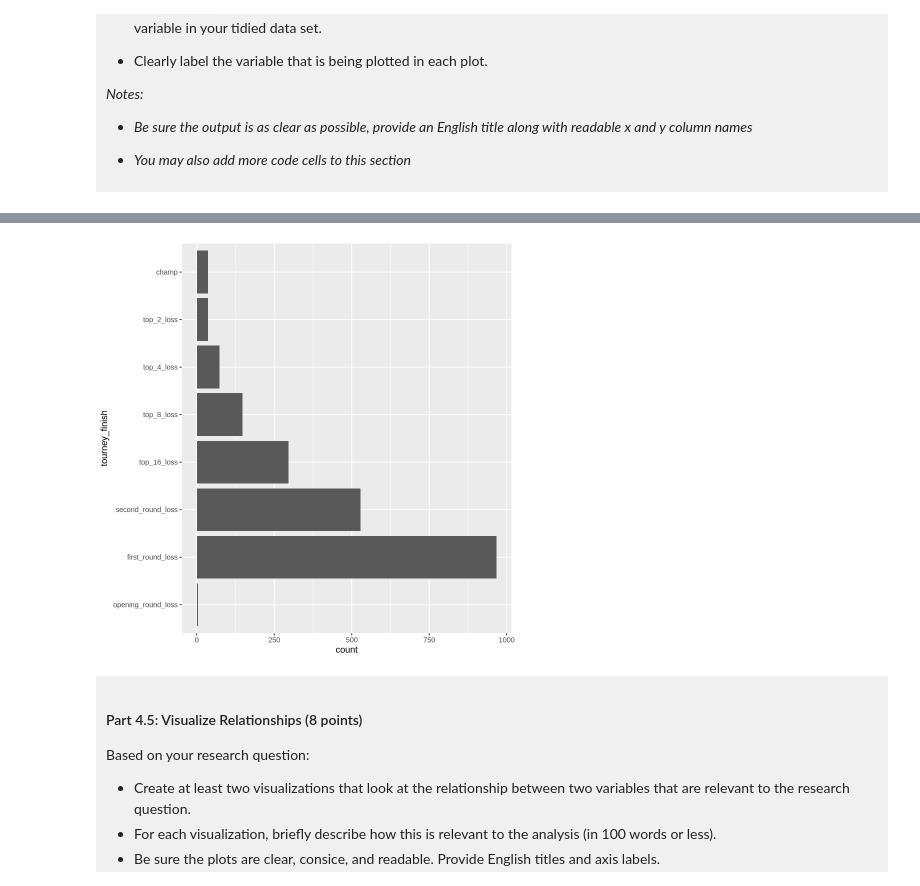
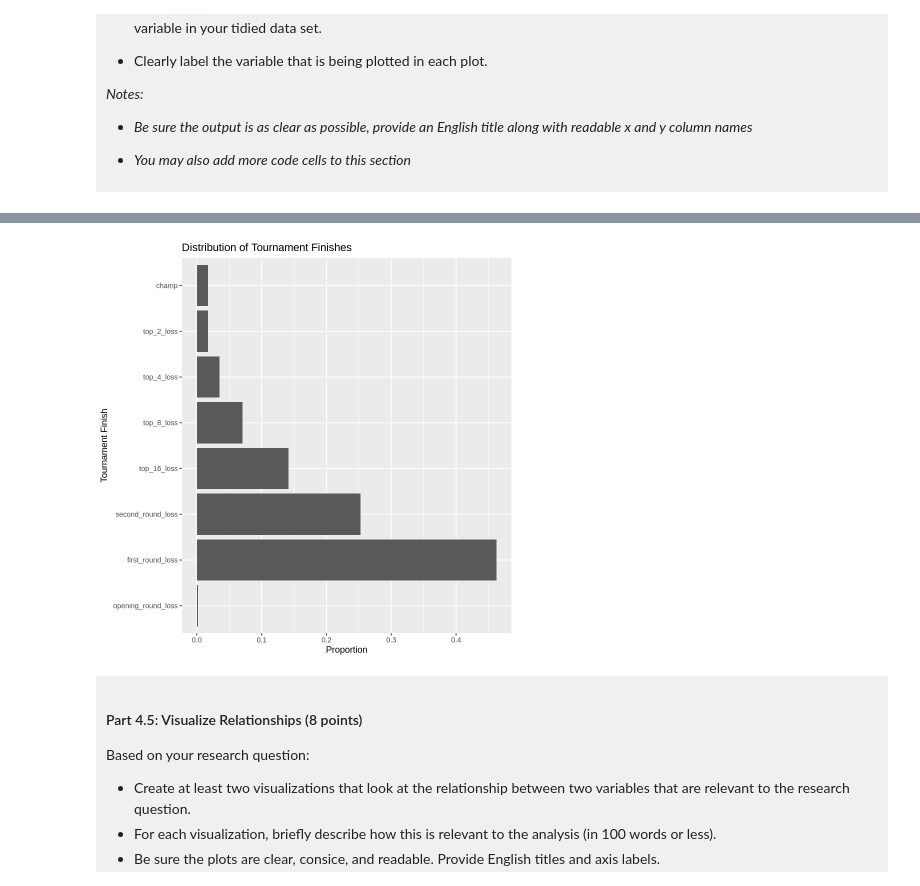
Before and after one commit to cliupatra/dsci-100-project-alexis-liu, a Jupyter notebook: dsci-100-project-notebook.ipynb, the cells around one changed output, grey strips where cells are left out. Drawn from its saved outputs; the diff is of its cells as text; code cells hidden in the pictures.

```diff
--- a/dsci-100-project-notebook.ipynb
+++ b/dsci-100-project-notebook.ipynb
@@ -220,9 +220,9 @@ Produce a tidy data set that could be used to answer your research question usin
 
 </div>
 # %%
-# keep only the predictor variables (total_wins, total_losses) and the response variable (tourney_finish)
+# keep only the predictor variables (reg_wins_pct, conf_wins_pct) and the response variable (tourney_finish)
 basketball_tidy <- basketball |>
-    select(reg_wins, reg_losses, tourney_finish)
+    select(reg_wins_pct, conf_wins_pct, tourney_finish)
 
 # tourney_finish is an ordered category, so turn it into a factor variable
 basketball_tidy <- basketball_tidy |>
@@ -365,11 +365,15 @@ total_wins_plot
 # %%
 ### EDIT THIS CODE CELL FOR PLOT 2 ###
-tourney_finish_plot <- ggplot(basketball_tidy, aes(y = tourney_finish)) +
-geom_bar()
+tourney_finish_plot <- basketball_tidy |>
+    count(tourney_finish) |>
+    mutate(proportion = n / sum(n)) |>
+    ggplot(aes(y = tourney_finish, x = proportion)) +
+    geom_bar(stat = "identity")  +
+    labs(y = "Tournament Finish", x = "Proportion", title = "Distribution of Tournament Finishes")
 
 tourney_finish_plot
 # %% [output]
-[figure, old version]
+[figure, new version]
 # %% [markdown]
 <div style="background-color: #f0f0f0; padding: 10px;">
 
```
Also changed, not shown: parts of 9 cells of this notebook.
